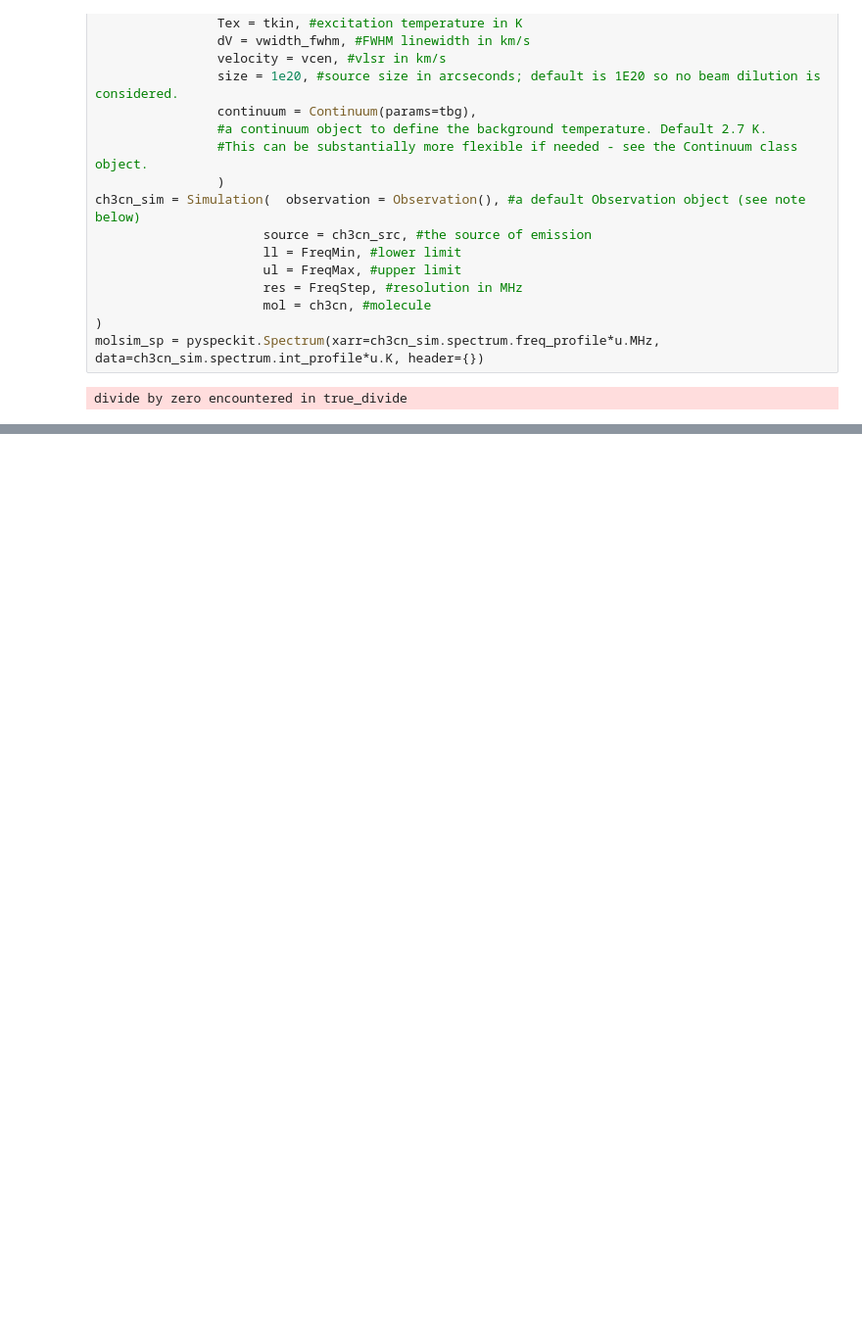
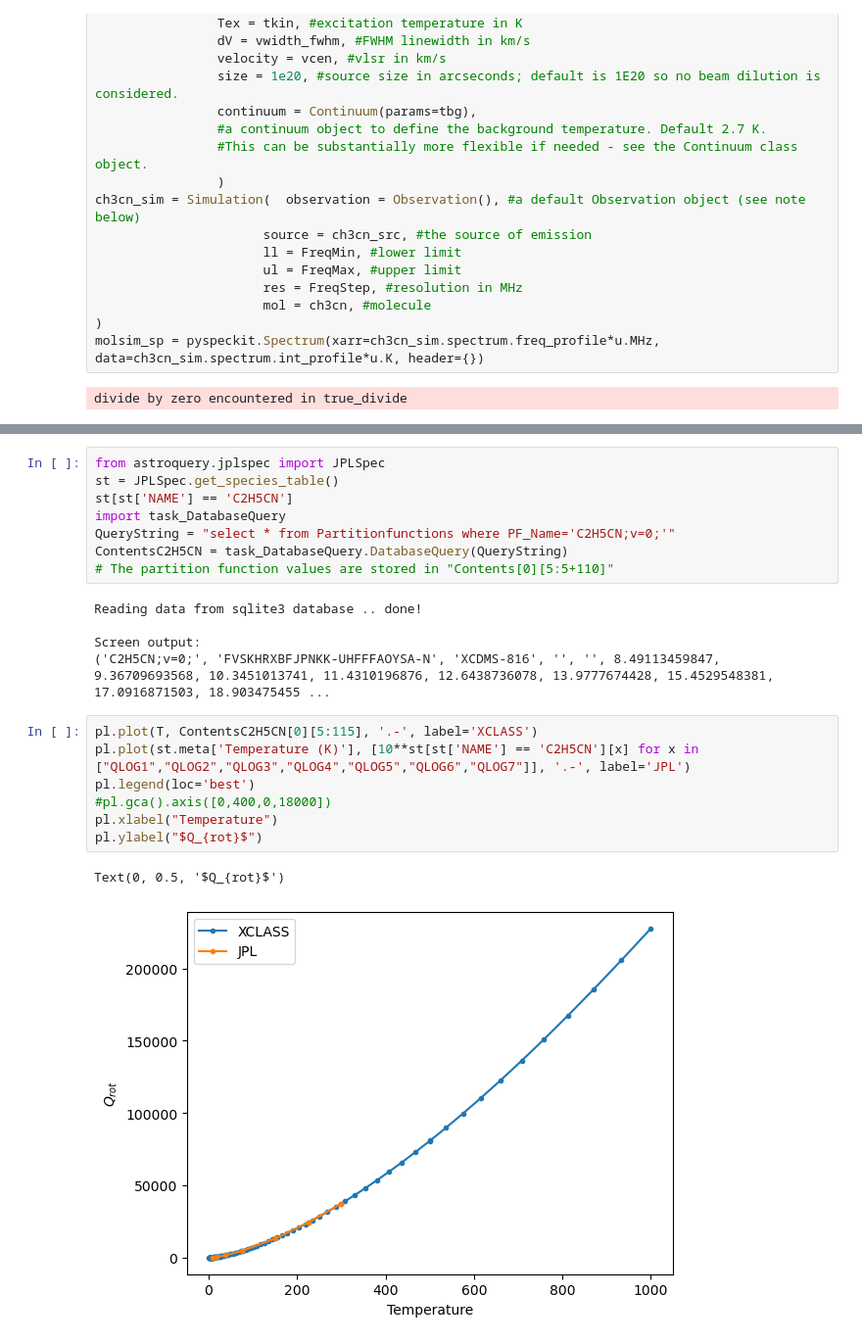
Before and after one commit to pyspeckit/pyspeckit-tests, a Jupyter notebook: xclass-benchmark/XCLASS_Benchmark_CH3CN.ipynb, the cells around one changed output, grey strips where cells are left out. Shown: that part at 98% size. Cells and saved outputs as stored; diff of their text form; blank space fills up the shorter version.

```diff
--- a/xclass-benchmark/XCLASS_Benchmark_CH3CN.ipynb
+++ b/xclass-benchmark/XCLASS_Benchmark_CH3CN.ipynb
@@ -588,0 +656,23 @@ Text(0, 0.5, '$Q_{rot}$')
+# %%
+from astroquery.jplspec import JPLSpec
+st = JPLSpec.get_species_table()
+st[st['NAME'] == 'C2H5CN']
+import task_DatabaseQuery
+QueryString = "select * from Partitionfunctions where PF_Name='C2H5CN;v=0;'"
+ContentsC2H5CN = task_DatabaseQuery.DatabaseQuery(QueryString)
+# The partition function values are stored in "Contents[0][5:5+110]"
+# %% [output]
+Reading data from sqlite3 database .. done!
+
+Screen output:
+('C2H5CN;v=0;', 'FVSKHRXBFJPNKK-UHFFFAOYSA-N', 'XCDMS-816', '', '', 8.49113459847, 9.36709693568, 10.3451013741, 11.4310196876, 12.6438736078, 13.9777674428, 15.4529548381, 17.0916871503, 18.903475455 ...
+# %%
+pl.plot(T, ContentsC2H5CN[0][5:115], '.-', label='XCLASS')
+pl.plot(st.meta['Temperature (K)'], [10**st[st['NAME'] == 'C2H5CN'][x] for x in ["QLOG1","QLOG2","QLOG3","QLOG4","QLOG5","QLOG6","QLOG7"]], '.-', label='JPL')
+pl.legend(loc='best')
+#pl.gca().axis([0,400,0,18000])
+pl.xlabel("Temperature")
+pl.ylabel("$Q_{rot}$")
+# %% [output]
+Text(0, 0.5, '$Q_{rot}$')
+[figure, added]
```
Also changed, not shown: parts of 15 cells of this notebook.
